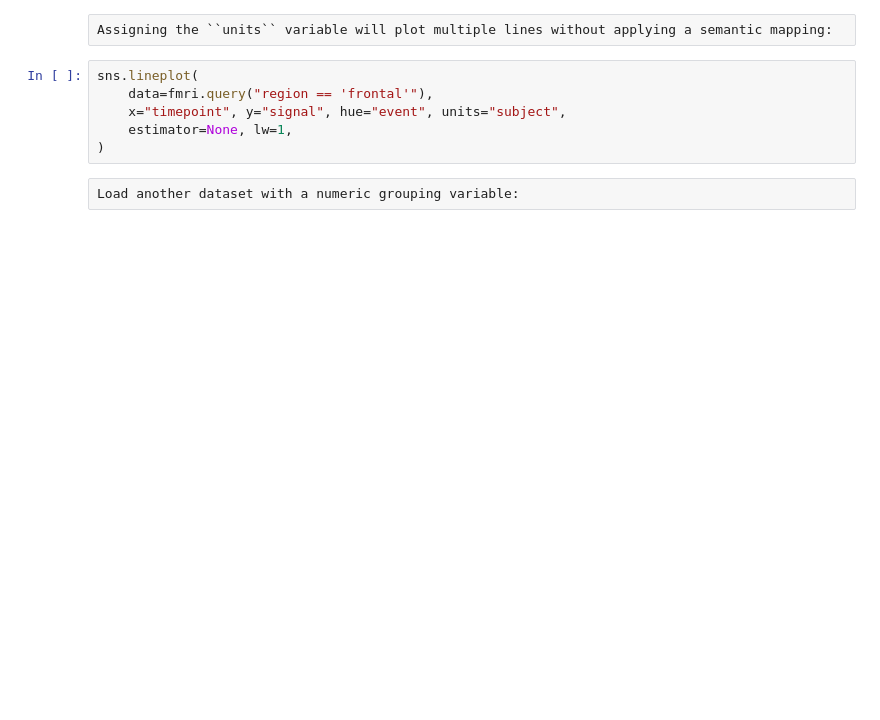
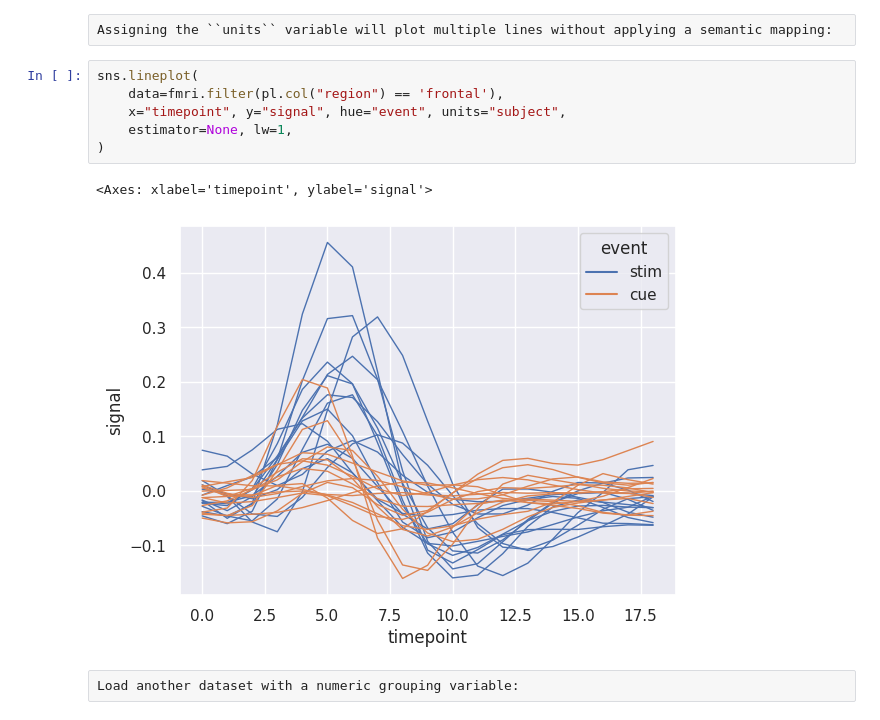
Before and after one commit to MarcoGorelli/seaborn, a Jupyter notebook: doc/_docstrings/lineplot.ipynb, the cells around one changed output. Saved outputs shown, nothing was run; the diff lists cells and outputs as text; blank space fills up the shorter version.

```diff
--- a/doc/_docstrings/lineplot.ipynb
+++ b/doc/_docstrings/lineplot.ipynb
@@ -86,10 +136,13 @@ sns.lineplot(
 Assigning the ``units`` variable will plot multiple lines without applying a semantic mapping:
 # %%
 sns.lineplot(
-    data=fmri.query("region == 'frontal'"),
+    data=fmri.filter(pl.col("region") == 'frontal'),
     x="timepoint", y="signal", hue="event", units="subject",
     estimator=None, lw=1,
 )
+# %% [output]
+<Axes: xlabel='timepoint', ylabel='signal'>
+[figure, added]
 # %% [raw]
 Load another dataset with a numeric grouping variable:
 # %%
```
Also changed, not shown: parts of 22 cells of this notebook, 10 other files.
